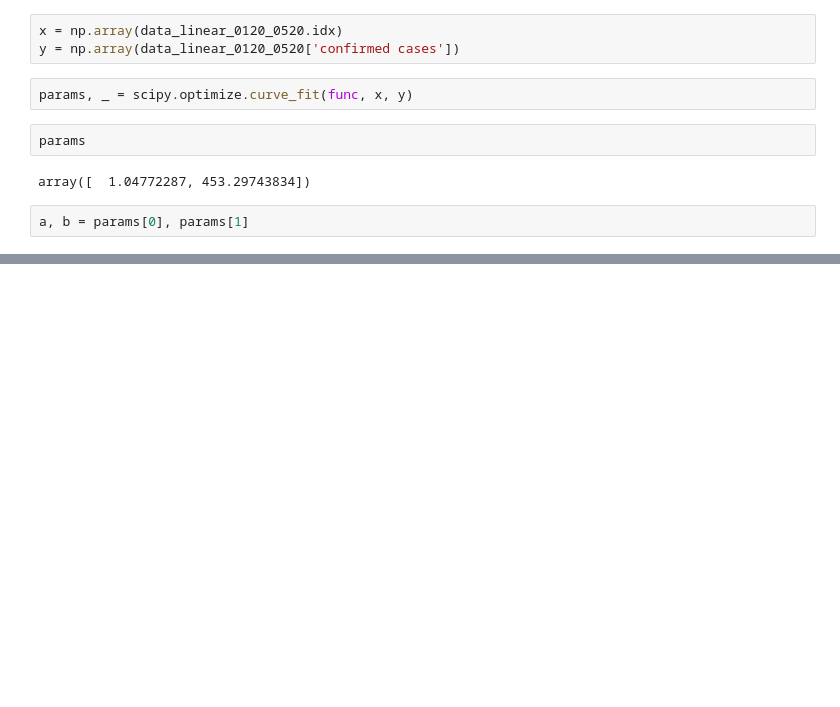
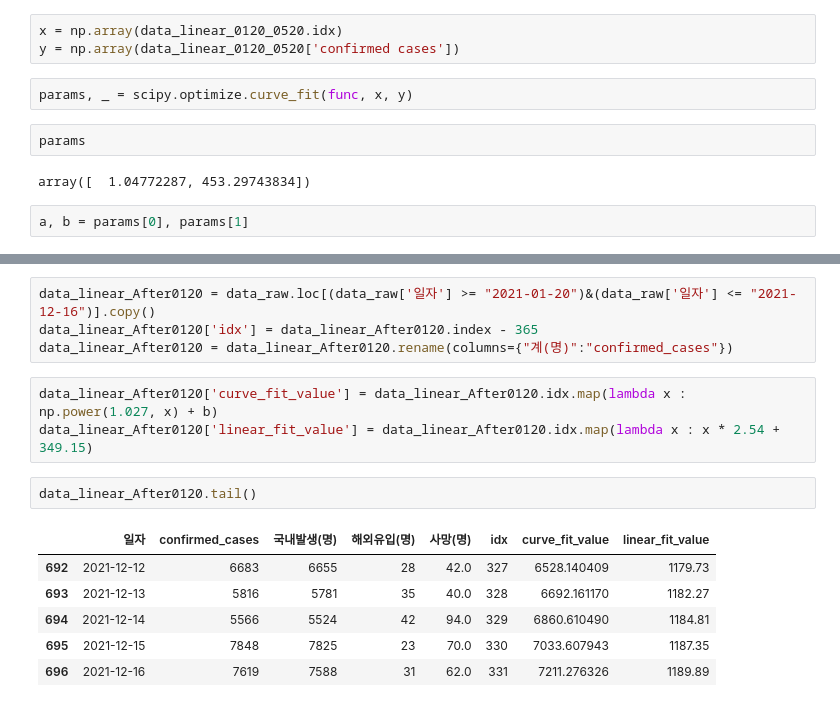
Before and after one commit to ddongmiin/deepPythonAnalysis, a Jupyter notebook: interpretation/exponentail_function.ipynb, the cells around one changed output, grey strips where cells are left out. Drawn from its saved outputs; the diff is of its cells as text; blank space fills up the shorter version.

```diff
--- a/interpretation/exponentail_function.ipynb
+++ b/interpretation/exponentail_function.ipynb
@@ -86,0 +81,16 @@ yfit
+# %%
+data_linear_After0120 = data_raw.loc[(data_raw['일자'] >= "2021-01-20")&(data_raw['일자'] <= "2021-12-16")].copy()
+data_linear_After0120['idx'] = data_linear_After0120.index - 365
+data_linear_After0120 = data_linear_After0120.rename(columns={"계(명)":"confirmed_cases"})
+# %%
+data_linear_After0120['curve_fit_value'] = data_linear_After0120.idx.map(lambda x : np.power(1.027, x) + b)
+data_linear_After0120['linear_fit_value'] = data_linear_After0120.idx.map(lambda x : x * 2.54 + 349.15)
+# %%
+data_linear_After0120.tail()
+# %% [output]
+|  | 일자 | confirmed_cases | 국내발생(명) | 해외유입(명) | 사망(명) | idx | curve_fit_value | linear_fit_value |
+| 692 | 2021-12-12 | 6683 | 6655 | 28 | 42.0 | 327 | 6528.140409 | 1179.73 |
+| 693 | 2021-12-13 | 5816 | 5781 | 35 | 40.0 | 328 | 6692.161170 | 1182.27 |
+| 694 | 2021-12-14 | 5566 | 5524 | 42 | 94.0 | 329 | 6860.610490 | 1184.81 |
+| 695 | 2021-12-15 | 7848 | 7825 | 23 | 70.0 | 330 | 7033.607943 | 1187.35 |
+| 696 | 2021-12-16 | 7619 | 7588 | 31 | 62.0 | 331 | 7211.276326 | 1189.89 |
```
Also changed, not shown: parts of 7 cells of this notebook.
